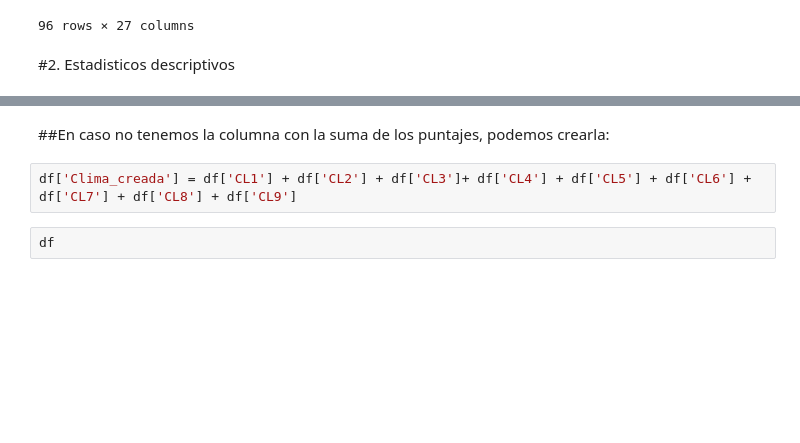
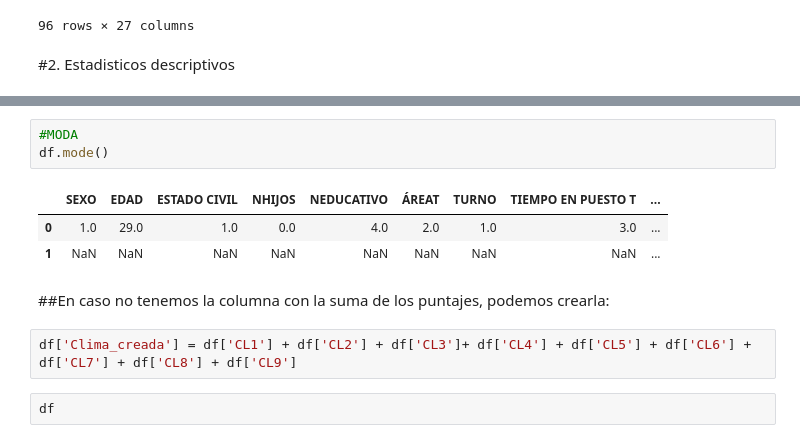
Before and after one commit to emiliagyr/Construccion-de-Instrumentos-Psicologicos, a Jupyter notebook: Colab/Correlacion.ipynb, the cells around one changed output, grey strips where cells are left out. Drawn from its saved outputs; the diff is of its cells as text; blank space fills up the shorter version.

```diff
--- a/Colab/Correlacion.ipynb
+++ b/Colab/Correlacion.ipynb
@@ -77,3 +99,10 @@ df.describe()
+# %%
+#MODA
+df.mode()
+# %% [output]
+|  | SEXO | EDAD | ESTADO CIVIL | NHIJOS | NEDUCATIVO | ÁREAT | TURNO | TIEMPO EN PUESTO T | ... |
+| 0 | 1.0 | 29.0 | 1.0 | 0.0 | 4.0 | 2.0 | 1.0 | 3.0 | ... |
+| 1 | NaN | NaN | NaN | NaN | NaN | NaN | NaN | NaN | ... |
 # %% [markdown]
 ##En caso no tenemos la columna con la suma de los puntajes, podemos crearla:
 # %%
```
Also changed, not shown: parts of 3 cells of this notebook.
